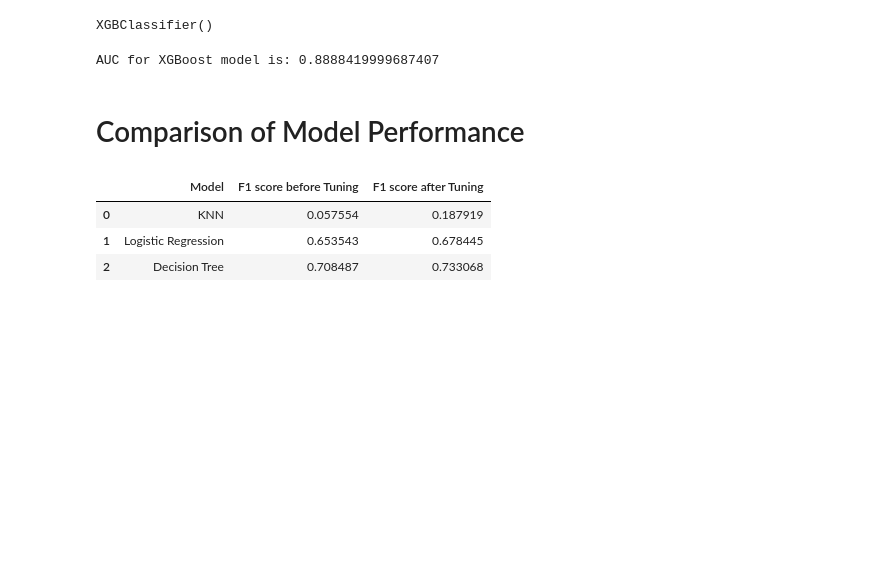
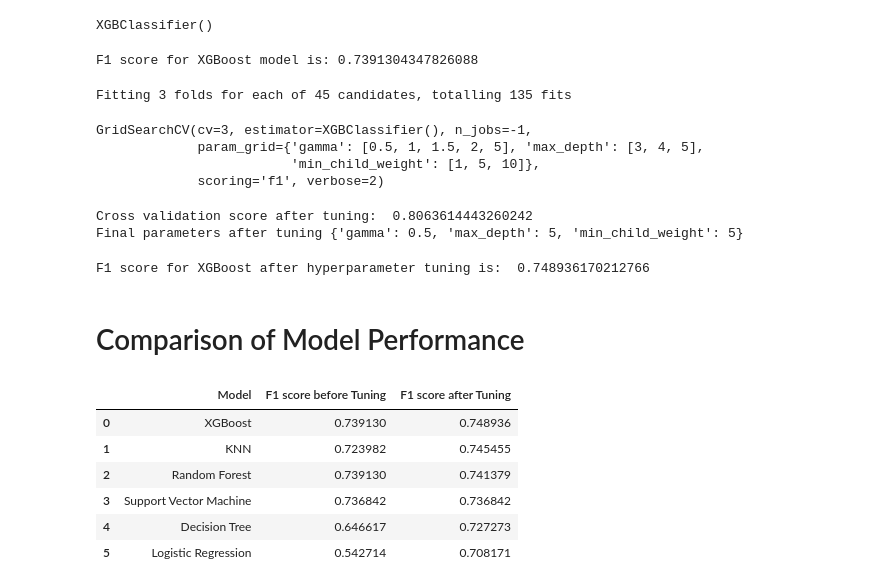
Before and after one commit to aakanshadalmia/Credit-Card-Fraud-Detection, a Jupyter notebook: Credit_Card_Fraud_Detection.ipynb, the cells around one changed output. Cells and saved outputs as stored; diff of their text form; code cells hidden in the pictures; blank space fills up the shorter version.

Commit message:
All models tuned

```diff
--- a/Credit_Card_Fraud_Detection.ipynb
+++ b/Credit_Card_Fraud_Detection.ipynb
@@ -325,22 +409,64 @@ xgb_Y_pred = rf.predict(X_test)
 # %%
 #Model Evaluation
 
-fpr, tpr, thresholds = metrics.roc_curve(Y_test,xgb_Y_pred)
-xgb_auc = metrics.auc(fpr, tpr)
-print("AUC for XGBoost model is:",xgb_auc)
+xgb_f1 = metrics.f1_score(Y_test, xgb_Y_pred)
+print("F1 score for XGBoost model is:",xgb_f1)
 # %% [output]
-AUC for XGBoost model is: 0.8888419999687407
+F1 score for XGBoost model is: 0.7391304347826088
+# %%
+#Hyperparameter Tuning
+
+param_grid = {'min_child_weight': [1, 5, 10],
+              'gamma': [0.5, 1, 1.5, 2, 5],
+              'max_depth': [3, 4, 5]
+              }
+
+grid_search_xgb = GridSearchCV(XGBClassifier(), param_grid, n_jobs = -1, scoring = "f1", cv = 3, verbose = 2)
+grid_search_xgb.fit(X_train_pca,Y_train)
+# %% [output]
+Fitting 3 folds for each of 45 candidates, totalling 135 fits
+GridSearchCV(cv=3, estimator=XGBClassifier(), n_jobs=-1,
+             param_grid={'gamma': [0.5, 1, 1.5, 2, 5], 'max_depth': [3, 4, 5],
+                         'min_child_weight': [1, 5, 10]},
+             scoring='f1', verbose=2)
+# %%
+print("Cross validation score after tuning: ",grid_search_xgb.best_score_)
+print("Final parameters after tuning",grid_search_xgb.best_params_)
+# %% [output]
+Cross validation score after tuning:  0.8063614443260242
+Final parameters after tuning {'gamma': 0.5, 'max_depth': 5, 'min_child_weight': 5}
+# %%
+#Fitting Random Forest with the best parameters and making a prediction on test data set
+
+xgb_tuned = XGBClassifier(min_child_weight = grid_search_xgb.best_params_['min_child_weight'],
+                                  max_depth = grid_search_xgb.best_params_['max_depth'],
+                                  gamma = grid_search_xgb.best_params_['gamma'])
+xgb_tuned.fit(X_train_pca,Y_train)
+
+xgb_tuned_pred = xgb_tuned.predict(X_test_pca)
+# %%
+xgb_best_f1 = metrics.f1_score(Y_test, xgb_tuned_pred)
+print("F1 score for XGBoost after hyperparameter tuning is: ",xgb_best_f1)
+# %% [output]
+F1 score for XGBoost after hyperparameter tuning is:  0.748936170212766
 # %% [markdown]
 # Comparison of Model Performance
 # %%
 df_perf = pd.DataFrame(data = [['KNN',kNN_f1,kNN_best_f1],
                                ['Logistic Regression',logr_f1,logr_best_f1],
-                               ['Decision Tree',dt_f1,dt_best_f1]],
-                       columns = ['Model','F1 score before Tuning','F1 score after Tuning'])
-df = df_perf.sort_values(by = 'F1 score after Tuning').reset_index(drop = True)
+                               ['Decision Tree',dt_f1,dt_best_f1],
+                               ['Support Vector Machine',svm_f1,svm_best_f1],
+                               ['Random Forest',rf_f1,rf_best_f1],
+                               ['XGBoost',xgb_f1,xgb_best_f1]
+                               ], columns = ['Model','F1 score before Tuning','F1 score after Tuning'])
+
+df = df_perf.sort_values(by = 'F1 score after Tuning',ascending = False).reset_index(drop = True)
 df
 # %% [output]
 |  | Model | F1 score before Tuning | F1 score after Tuning |
-| 0 | KNN | 0.057554 | 0.187919 |
-| 1 | Logistic Regression | 0.653543 | 0.678445 |
-| 2 | Decision Tree | 0.708487 | 0.733068 |
+| 0 | XGBoost | 0.739130 | 0.748936 |
+| 1 | KNN | 0.723982 | 0.745455 |
+| 2 | Random Forest | 0.739130 | 0.741379 |
+| 3 | Support Vector Machine | 0.736842 | 0.736842 |
+| 4 | Decision Tree | 0.646617 | 0.727273 |
+| 5 | Logistic Regression | 0.542714 | 0.708171 |
```
Also changed, not shown: parts of 35 cells of this notebook.
